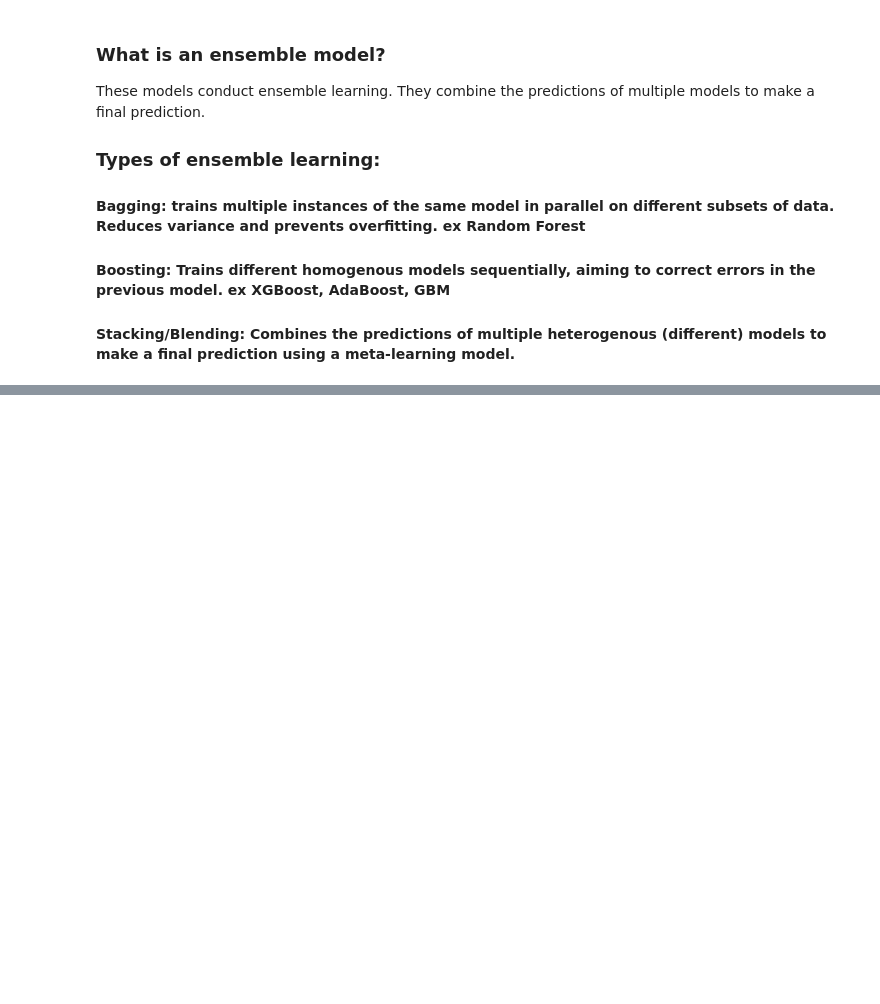
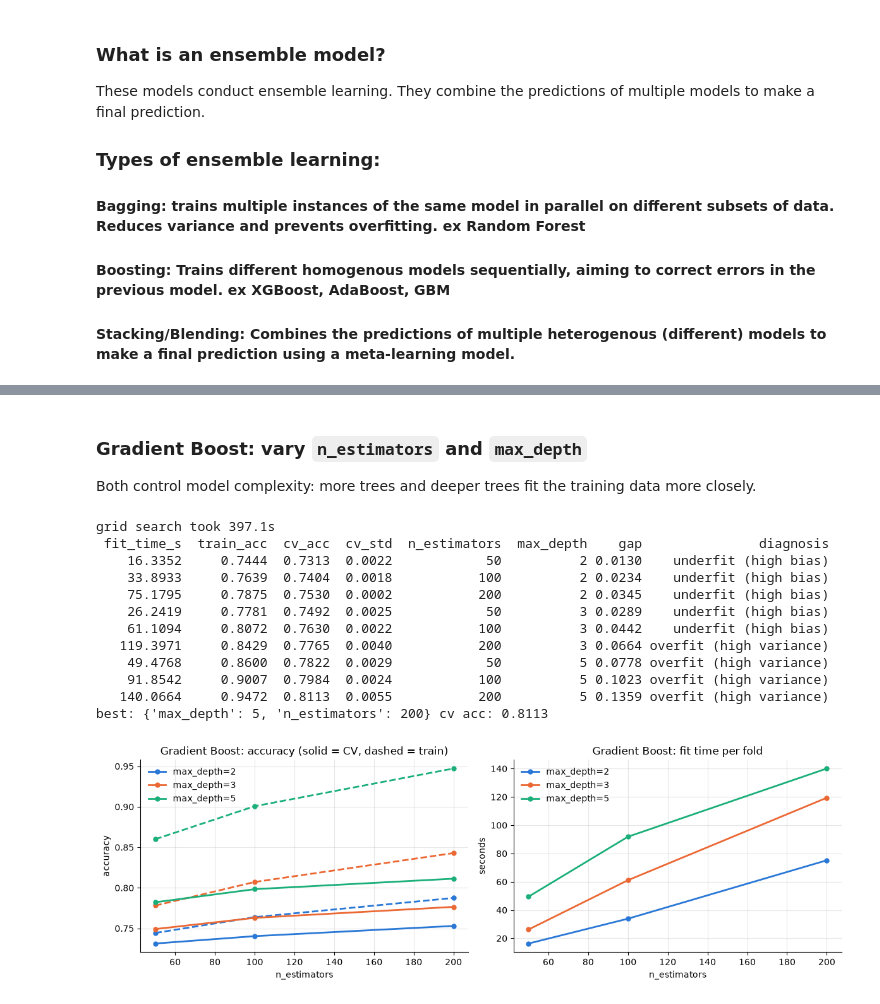
Before and after one commit to d-man7562/cos475-advancedmachinelearning, a Jupyter notebook: week07/week07.ipynb, the cells around one changed output, grey strips where cells are left out. Cells and saved outputs as stored; diff of their text form; code cells hidden in the pictures; blank space fills up the shorter version.

```diff
--- a/week07/week07.ipynb
+++ b/week07/week07.ipynb
@@ -15,0 +34,10 @@ Error:
+# %%
+from sklearn.model_selection import train_test_split
+from sklearn.ensemble import GradientBoostingClassifier, AdaBoostClassifier
+from sklearn.tree import DecisionTreeClassifier
+from xgboost import XGBClassifier
+
+X = data.drop('Cover_Type', axis=1)
+# xgboost needs class labels to start at 0, Cover_Type is 1-7 so shift it down to 0-6
+y = data['Cover_Type'] - 1
+X_train, X_test, y_train, y_test = train_test_split(X, y, test_size=0.2, stratify=y)
@@ -15,0 +78,5 @@ Error:
+# %%
+# note: sklearn's GradientBoostingClassifier is single threaded and builds 7 trees (one per class) each round, so this one is slow on ~465k rows
+gb_model = gradient_boost(X_train, y_train)
+ada_model = ada_boost(X_train, y_train)
+xgb_model = xg_boost(X_train, y_train)
@@ -15,0 +85,3 @@ Error:
+# %%
+for name, model in [("Gradient Boost", gb_model), ("AdaBoost", ada_model), ("XGBoost", xgb_model)]:
+    print(f"{name} train accuracy: {model.score(X_train, y_train):.4f}  test accuracy: {model.score(X_test, y_test):.4f}")
@@ -15,0 +96,14 @@ Error:
+# %%
+import time
+import numpy as np
+import matplotlib.pyplot as plt
+from sklearn.model_selection import GridSearchCV, StratifiedKFold
+
+# stratified subset of the full data
+data_sub, _ = train_test_split(data, train_size=25000, stratify=data['Cover_Type'])
+X_sub = data_sub.drop('Cover_Type', axis=1)
+y_sub = data_sub['Cover_Type'] - 1
+Xs_train, Xs_test, ys_train, ys_test = train_test_split(X_sub, y_sub, test_size=0.2, stratify=y_sub)
+print("subset train:", Xs_train.shape, " subset test:", Xs_test.shape)
+
+cv = StratifiedKFold(n_splits=3, shuffle=True)
@@ -15,0 +159,23 @@ Error:
+# %% [markdown]
+### Gradient Boost: vary `n_estimators` and `max_depth`
+Both control model complexity: more trees and deeper trees fit the training data more closely.
+# %%
+gb_grid, gb_table = run_grid(GradientBoostingClassifier(),
+                             {'n_estimators': [50, 100, 200], 'max_depth': [2, 3, 5]})
+print(gb_table.round(4).to_string(index=False))
+print("best:", gb_grid.best_params_, "cv acc:", round(gb_grid.best_score_, 4))
+plot_grid(gb_table, 'n_estimators', 'max_depth', 'Gradient Boost')
+# %% [output]
+grid search took 397.1s
+ fit_time_s  train_acc  cv_acc  cv_std  n_estimators  max_depth    gap               diagnosis
+    16.3352     0.7444  0.7313  0.0022            50          2 0.0130    underfit (high bias)
+    33.8933     0.7639  0.7404  0.0018           100          2 0.0234    underfit (high bias)
+    75.1795     0.7875  0.7530  0.0002           200          2 0.0345    underfit (high bias)
+    26.2419     0.7781  0.7492  0.0025            50          3 0.0289    underfit (high bias)
+    61.1094     0.8072  0.7630  0.0022           100          3 0.0442    underfit (high bias)
+   119.3971     0.8429  0.7765  0.0040           200          3 0.0664 overfit (high variance)
+    49.4768     0.8600  0.7822  0.0029            50          5 0.0778 overfit (high variance)
+    91.8542     0.9007  0.7984  0.0024           100          5 0.1023 overfit (high variance)
+   140.0664     0.9472  0.8113  0.0055           200          5 0.1359 overfit (high variance)
+best: {'max_depth': 5, 'n_estimators': 200} cv acc: 0.8113
+[figure, added]
```
Also changed, not shown: parts of 14 cells of this notebook.
